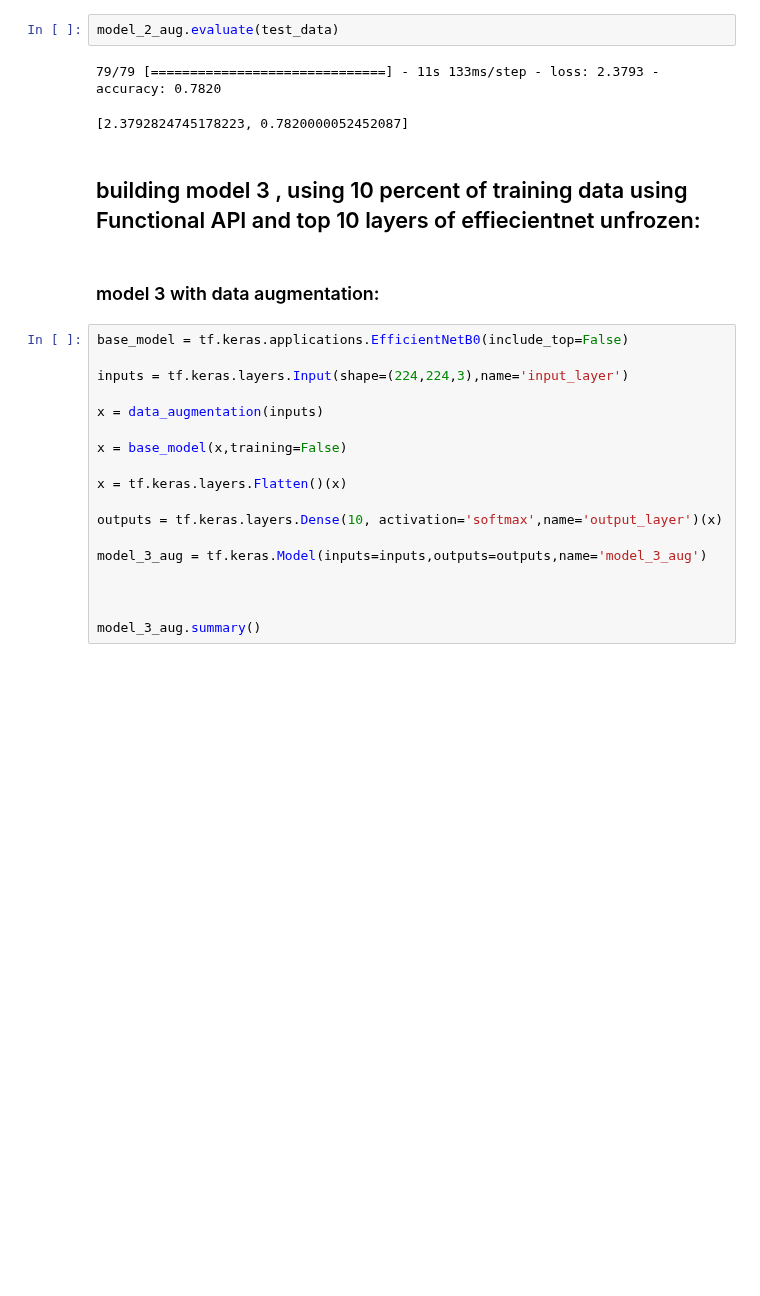
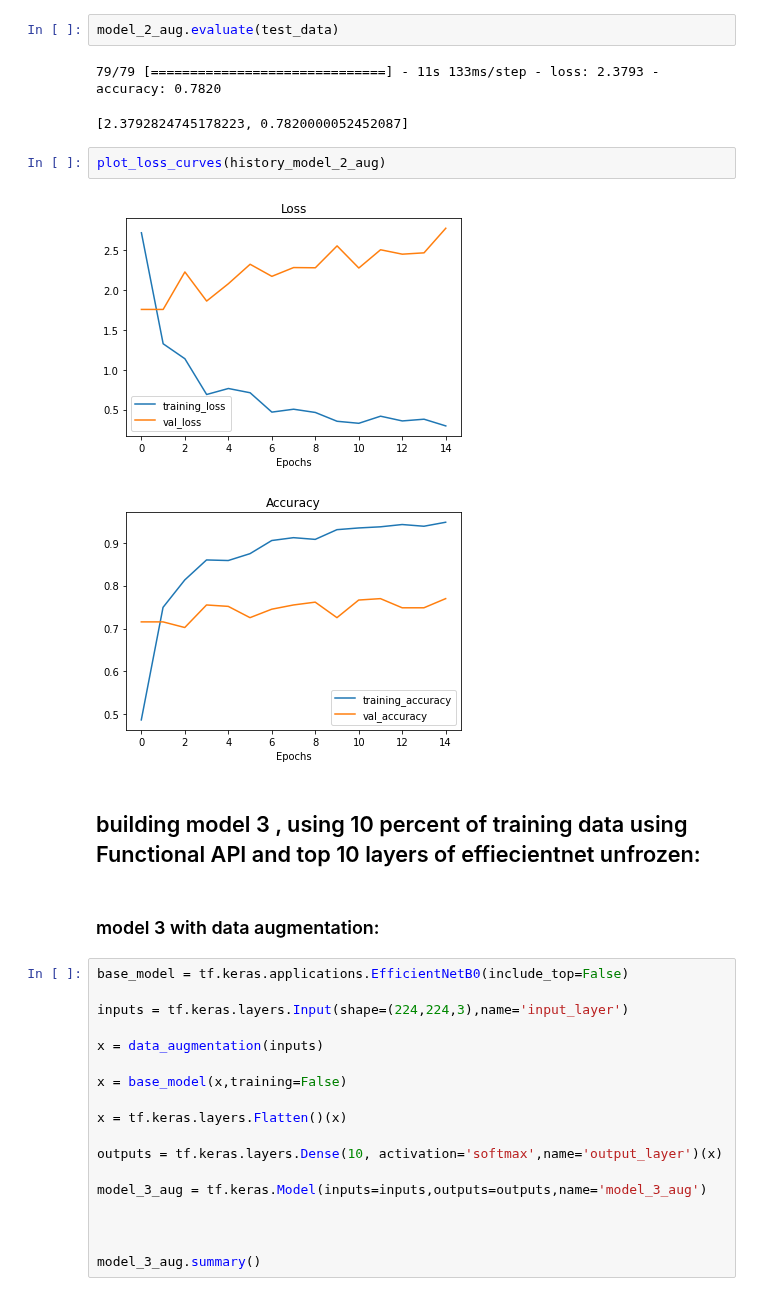
Before and after one commit to hamednasr/tensorflow, a Jupyter notebook: 05_transfer_learning_in_tensorflow_2.ipynb, the cells around one changed output. Drawn from its saved outputs; the diff is of its cells as text; blank space fills up the shorter version.

```diff
--- a/05_transfer_learning_in_tensorflow_2.ipynb
+++ b/05_transfer_learning_in_tensorflow_2.ipynb
@@ -603,6 +605,11 @@ model_2_aug.evaluate(test_data)
 # %% [output]
 79/79 [==============================] - 11s 133ms/step - loss: 2.3793 - accuracy: 0.7820
 [2.3792824745178223, 0.7820000052452087]
+# %%
+plot_loss_curves(history_model_2_aug)
+# %% [output]
+[figure, added]
+[figure, added]
 # %% [markdown]
 ## building model 3 , using 10 percent of training data using Functional API and top 10 layers of effiecientnet unfrozen:
 # %% [markdown]
```
Also changed, not shown: parts of 10 cells of this notebook.
